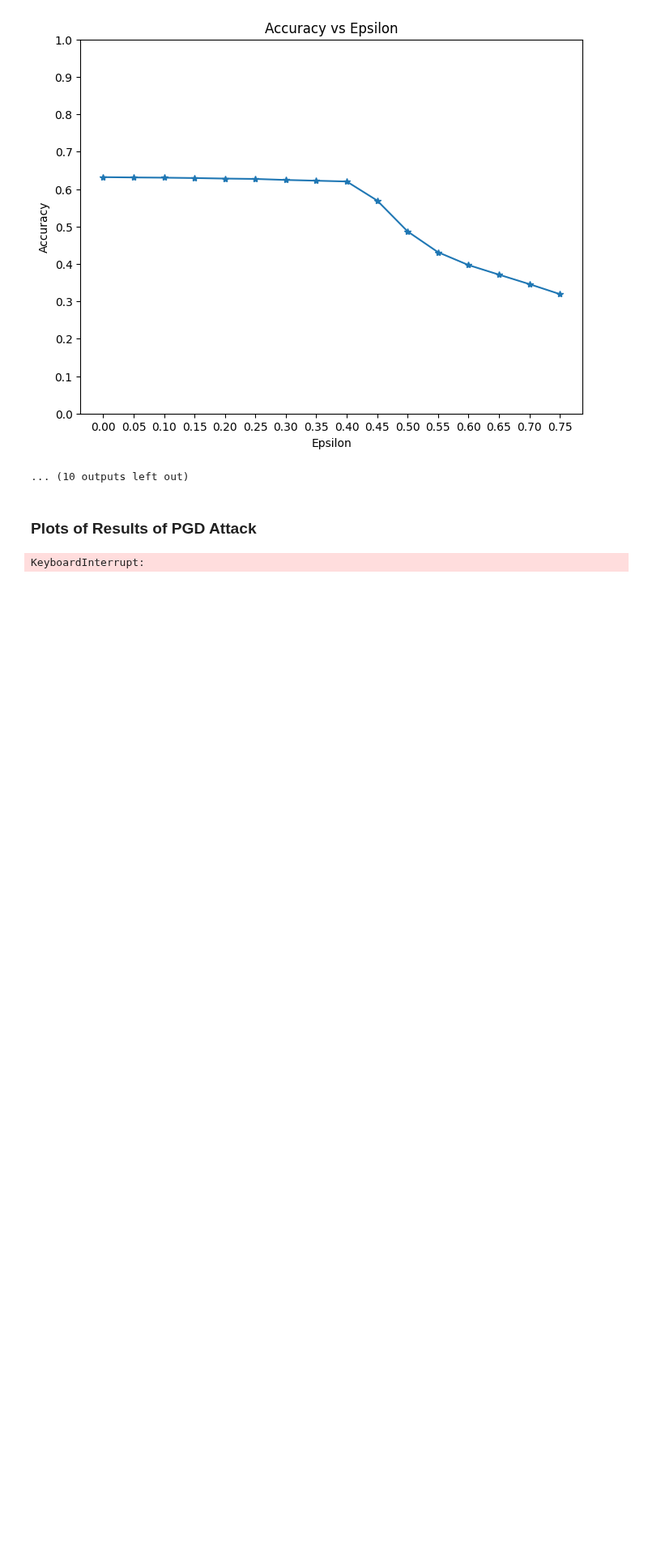
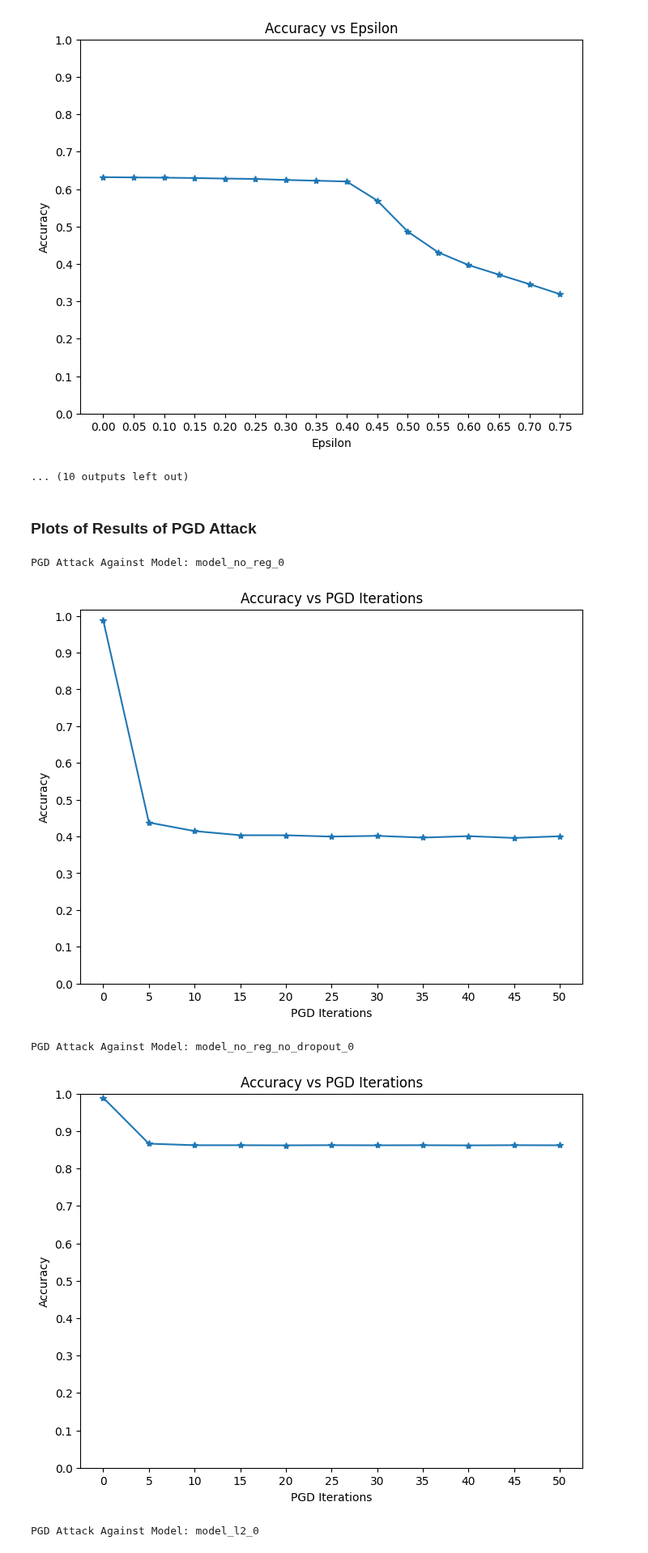
Before and after one commit to bioAI-Oslo/RegDNNs, a Jupyter notebook: Exploring Jacobian and SVB Regularization/mnist_lenet_visualization.ipynb, the cells around one changed output. Shown at 81% size. Drawn from its saved outputs; the diff is of its cells as text; code cells hidden in the pictures; blank space fills up the shorter version.

```diff
--- a/Exploring Jacobian and SVB Regularization/mnist_lenet_visualization.ipynb
+++ b/Exploring Jacobian and SVB Regularization/mnist_lenet_visualization.ipynb
@@ -67,7 +67,7 @@ model_names = [
     "model_svb_0",
     "model_svb_no_dropout_0",
     "model_jacobi_and_svb_0",
-    # "model_all_0",
+    "model_all_0",
     "model_jacobi_and_l2_0",
     "model_svb_and_l2_0",
 ]
@@ -121,12 +123,16 @@ FGSM Attack Against Model: model_jacobi_no_dropout_0
 # %%
 for model_name in model_names:
     print(f"PGD Attack Against Model: {model_name}")
     plot_pgd(
         models[f"{model_name}"].model,
         model_name,
         device,
         test_loader,
-        dataset
+        dataset,
     )
 # %% [output]
-KeyboardInterrupt:
+PGD Attack Against Model: model_no_reg_0
+[figure, added]
+PGD Attack Against Model: model_no_reg_no_dropout_0
+[figure, added]
+PGD Attack Against Model: model_l2_0
```
Also changed, not shown: parts of 4 cells of this notebook, 3 other files.
